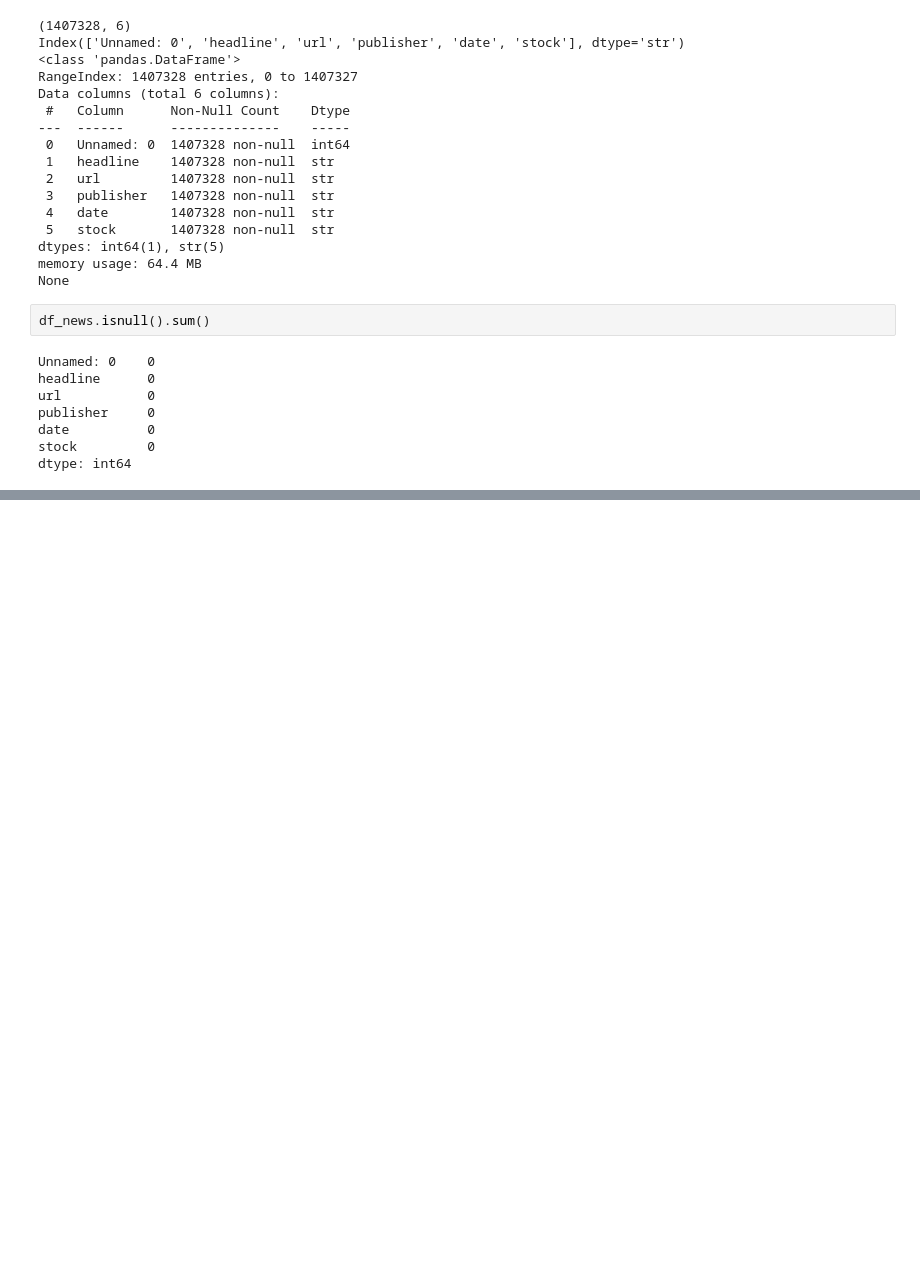
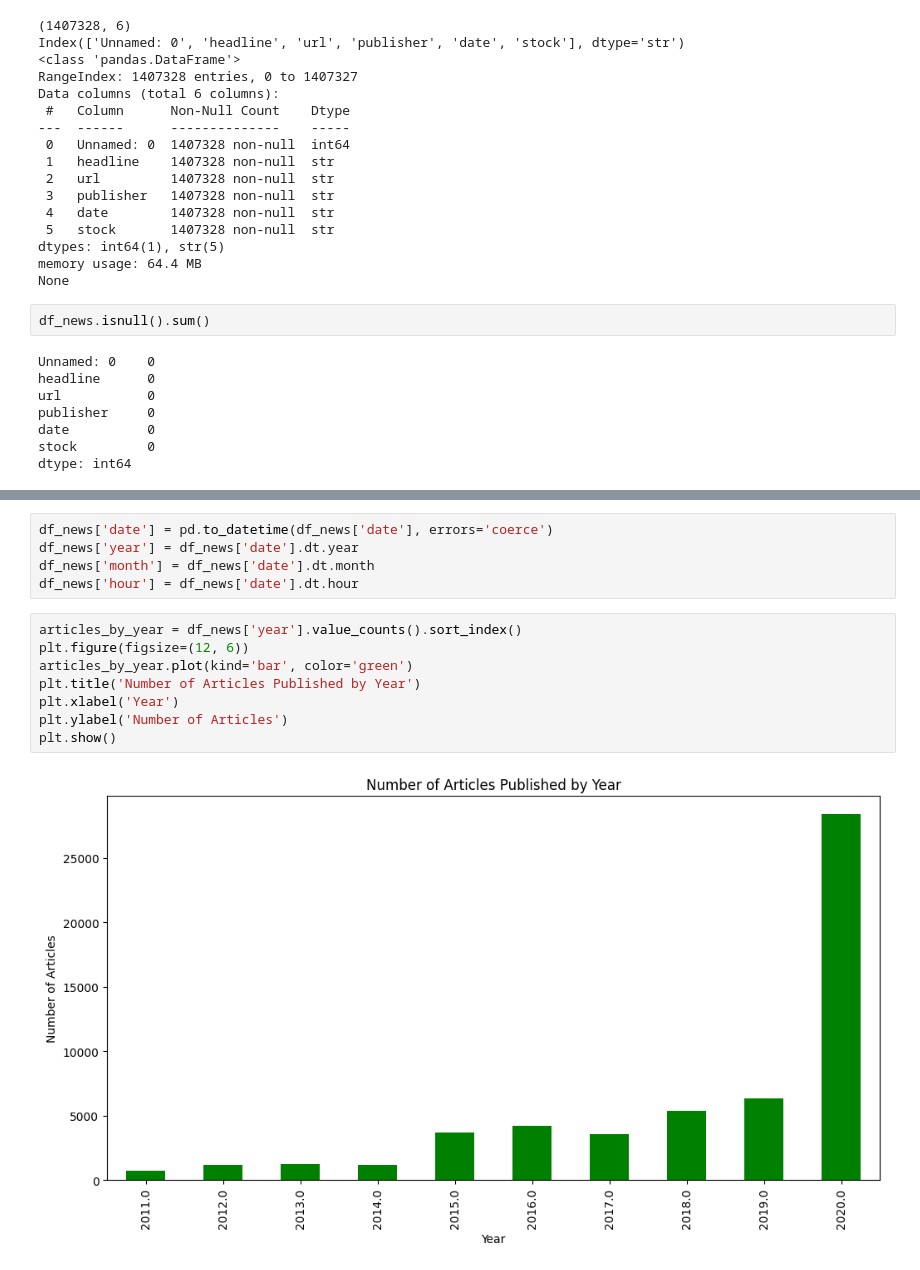
Before and after one commit to bethabreham/news-sentiment-analysis, a Jupyter notebook: notebooks/task1_eda.ipynb, the cells around one changed output, grey strips where cells are left out. Cells and saved outputs as stored; diff of their text form; blank space fills up the shorter version.

```diff
--- a/notebooks/task1_eda.ipynb
+++ b/notebooks/task1_eda.ipynb
@@ -56,0 +106,15 @@ dtype: int64
+# %%
+df_news['date'] = pd.to_datetime(df_news['date'], errors='coerce')
+df_news['year'] = df_news['date'].dt.year
+df_news['month'] = df_news['date'].dt.month
+df_news['hour'] = df_news['date'].dt.hour
+# %%
+articles_by_year = df_news['year'].value_counts().sort_index()
+plt.figure(figsize=(12, 6))
+articles_by_year.plot(kind='bar', color='green')
+plt.title('Number of Articles Published by Year')
+plt.xlabel('Year')
+plt.ylabel('Number of Articles')
+plt.show()
+# %% [output]
+[figure, added]
```
Also changed, not shown: parts of 8 cells of this notebook.
